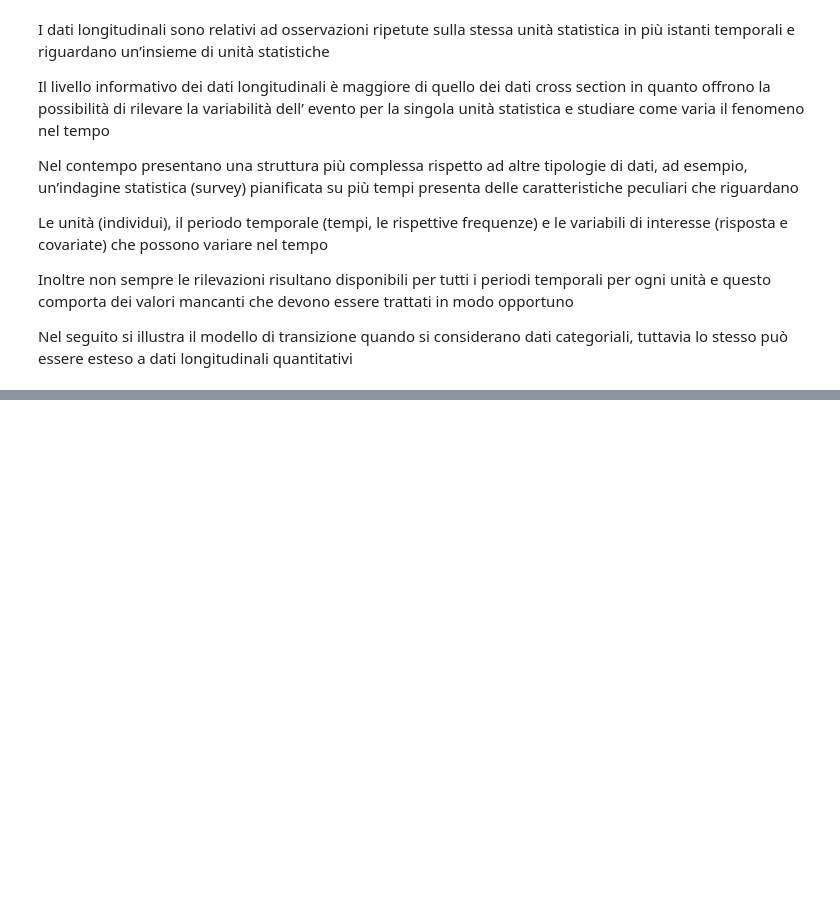
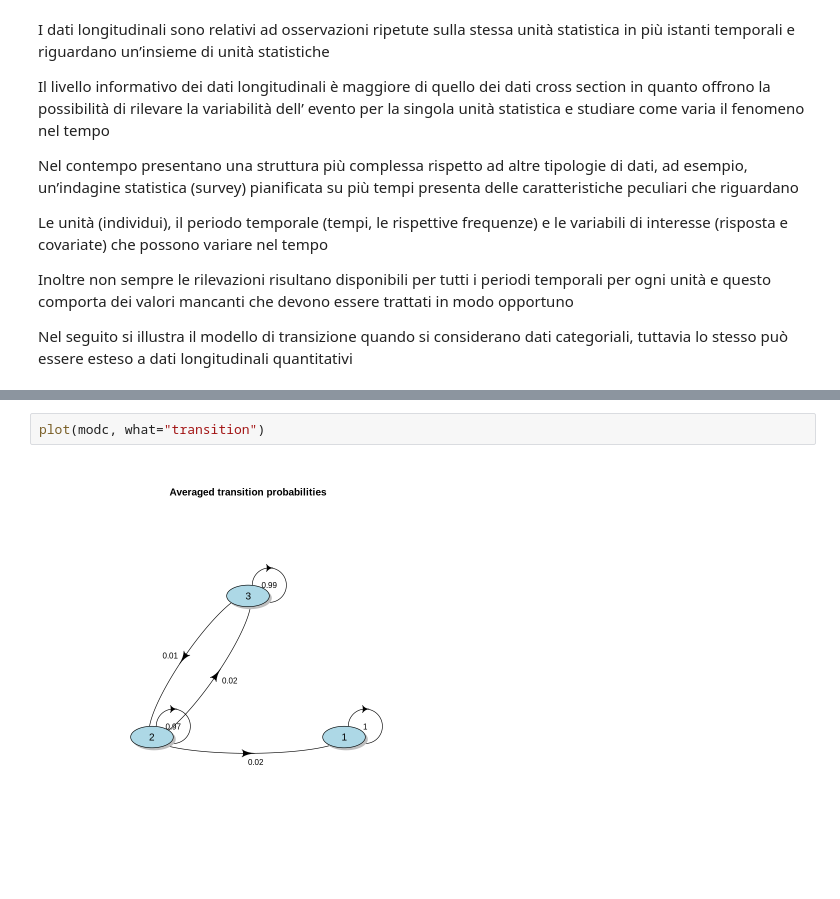
Before and after one commit to Nikolay1982Nikolaev/Bayes-Bicocca, a Jupyter notebook: L10.ipynb, the cells around one changed output, grey strips where cells are left out. Drawn from its saved outputs; the diff is of its cells as text; blank space fills up the shorter version.

```diff
--- a/L10.ipynb
+++ b/L10.ipynb
@@ -316,0 +465,4 @@ attraverso l’algoritmo Expectation-Maximization.
+# %%
+plot(modc, what="transition")
+# %% [output]
+[figure, added]
```
Also changed, not shown: parts of 21 cells of this notebook.
